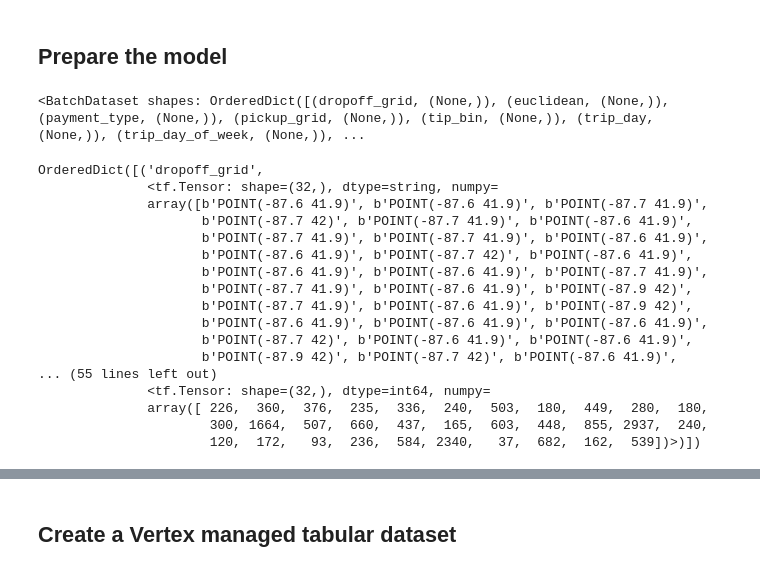
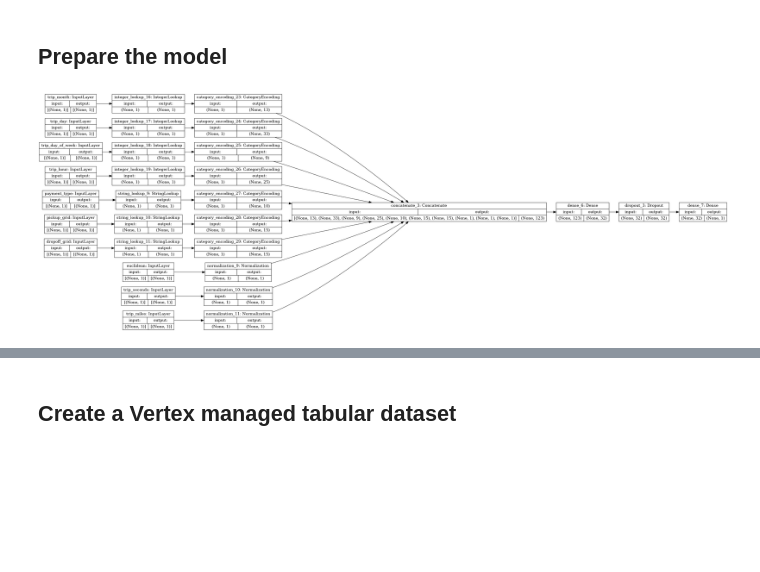
Before and after one commit to jarokaz/vertex-ai-workshop, a Jupyter notebook: 02-custom-job-tabular/custom-job-tabular.ipynb, the cells around one changed output, grey strips where cells are left out. Cells and saved outputs as stored; diff of their text form; code cells hidden in the pictures; blank space fills up the shorter version.

```diff
--- a/02-custom-job-tabular/custom-job-tabular.ipynb
+++ b/02-custom-job-tabular/custom-job-tabular.ipynb
@@ -306,7 +306,15 @@ TARGET_FEATURE_NAME = "tip_bin"
 
 TARGET_LABELS = ["tip<20%", "tip>=20%"]
 # %%
-def get_bq_dataset(project_id, dataset_id, table_id, selected_fields, batch_size):
+def get_bq_dataset(project_id, dataset_id, table_id, selected_fields, target_feature='tip_bin', batch_size=32):
+
+    def _transform_row(row_dict):
+        trimmed_dict = {column:
+                       (tf.strings.strip(tensor) if tensor.dtype == 'string' else tensor)
+                       for (column,tensor) in row_dict.items()
+                       }
+        target = trimmed_dict.pop(target_feature)
+        return (trimmed_dict, target)
 
     client = tfio_bq.BigQueryClient()
     parent = f'projects/{project_id}'
@@ -319,7 +327,7 @@ def get_bq_dataset(project_id, dataset_id, table_id, selected_fields, batch_size
         selected_fields=selected_fields,
     )
 
-    dataset = read_session.parallel_read_rows().batch(batch_size)
+    dataset = read_session.parallel_read_rows().map(_transform_row).batch(batch_size)
 
     return dataset
 
@@ -332,10 +340,8 @@ def get_category_encoding_layer(name, dataset, dtype):
     else:
       index = preprocessing.IntegerLookup()
 
-    feature_ds = dataset.map(lambda x: x[name])
+    feature_ds = dataset.map(lambda x, y: x[name])
     index.adapt(feature_ds)
-
-    print(index.get_vocabulary())
     encoder = preprocessing.CategoryEncoding(max_tokens=index.vocab_size())
 
     return lambda feature: encoder(index(feature))
@@ -345,18 +351,18 @@ def get_normalization_layer(name, dataset):
   """"Creates a Normalization layer for a given feature."""
   normalizer = preprocessing.Normalization()
 
-  feature_ds = dataset.map(lambda x: x[name])
+  feature_ds = dataset.map(lambda x, y: x[name])
   normalizer.adapt(feature_ds)
 
   return normalizer
 
 
-def create_model(dataset, units, dropout_ratio):
+def create_model(dataset, input_features, units, dropout_ratio):
     """Creates a binary classifier for Chicago Taxi tip prediction task."""
 
     all_inputs = []
     encoded_features = []
-    for feature_name, feature_info in FEATURES.items():
+    for feature_name, feature_info in input_features.items():
         col = tf.keras.Input(shape=(1,), name=feature_name, dtype=feature_info[1])
         if feature_info[0] == 'categorical':
 
@@ -379,11 +385,10 @@ def create_model(dataset, units, dropout_ratio):
 
     return model
 # %%
+batch_size = 128
+
 selected_fields = {key: {'output_type': value[1]} for key, value in FEATURES.items()}
-batch_size = 32
-table_name = 'training_split'
 
-training_ds = get_bq_dataset(PROJECT, BQ_DATASET_NAME, table_name, selected_fields, batch_size)
-training_ds
+
+validation_ds = get_bq_dataset(PROJECT, BQ_DATASET_NAME, 'validation_split', selected_fields, batch_size=batch_size)
+training_ds = get_bq_dataset(PROJECT, BQ_DATASET_NAME, 'training_split', selected_fields, batch_size=batch_size)
-# %% [output]
-<BatchDataset shapes: OrderedDict([(dropoff_grid, (None,)), (euclidean, (None,)), (payment_type, (None,)), (pickup_grid, (None,)), (tip_bin, (None,)), (trip_day, (None,)), (trip_day_of_week, (None,)), ...
@@ -392,23 +395,11 @@ iterator = iter(training_ds)
-# %%
-next(iterator)
-# %% [output]
-OrderedDict([('dropoff_grid',
-              <tf.Tensor: shape=(32,), dtype=string, numpy=
-              array([b'POINT(-87.6 41.9)', b'POINT(-87.6 41.9)', b'POINT(-87.7 41.9)',
-                     b'POINT(-87.7 42)', b'POINT(-87.7 41.9)', b'POINT(-87.6 41.9)',
-                     b'POINT(-87.7 41.9)', b'POINT(-87.7 41.9)', b'POINT(-87.6 41.9)',
-                     b'POINT(-87.6 41.9)', b'POINT(-87.7 42)', b'POINT(-87.6 41.9)',
-                     b'POINT(-87.6 41.9)', b'POINT(-87.6 41.9)', b'POINT(-87.7 41.9)',
-                     b'POINT(-87.7 41.9)', b'POINT(-87.6 41.9)', b'POINT(-87.9 42)',
-                     b'POINT(-87.7 41.9)', b'POINT(-87.6 41.9)', b'POINT(-87.9 42)',
-                     b'POINT(-87.6 41.9)', b'POINT(-87.6 41.9)', b'POINT(-87.6 41.9)',
-                     b'POINT(-87.7 42)', b'POINT(-87.6 41.9)', b'POINT(-87.6 41.9)',
-                     b'POINT(-87.9 42)', b'POINT(-87.7 42)', b'POINT(-87.6 41.9)',
-... (55 lines left out)
-              <tf.Tensor: shape=(32,), dtype=int64, numpy=
-              array([ 226,  360,  376,  235,  336,  240,  503,  180,  449,  280,  180,
-                      300, 1664,  507,  660,  437,  165,  603,  448,  855, 2937,  240,
-                      120,  172,   93,  236,  584, 2340,   37,  682,  162,  539])>)])
 # %%
-model = create_model(dataset, 32, 0.5)
+units = 32
+dropout_ratio = 0.5
+
+input_features = {key: value for key, value in FEATURES.items() if key != TARGET_FEATURE_NAME}
+
+model = create_model(training_ds, input_features, units, dropout_ratio)
+
 tf.keras.utils.plot_model(model, show_shapes=True, rankdir="LR")
+# %% [output]
+[figure, added]
```
Also changed, not shown: parts of 4 cells of this notebook, 1 other file.
